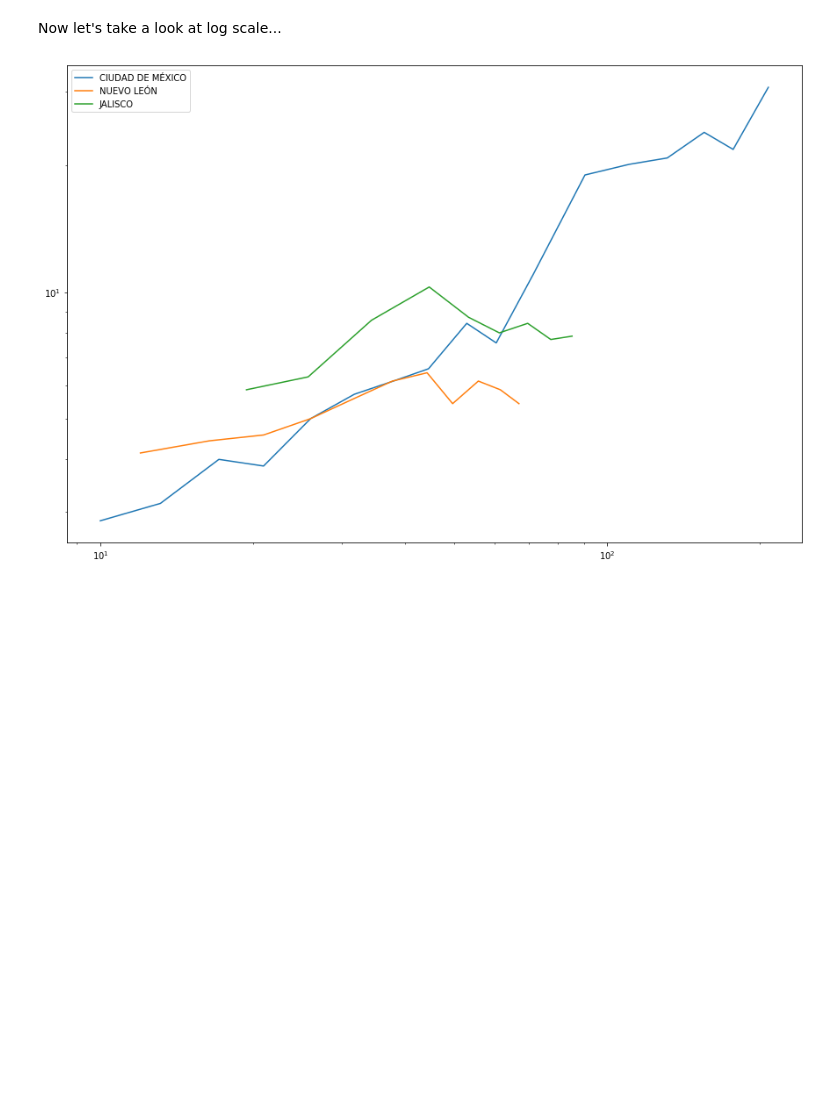
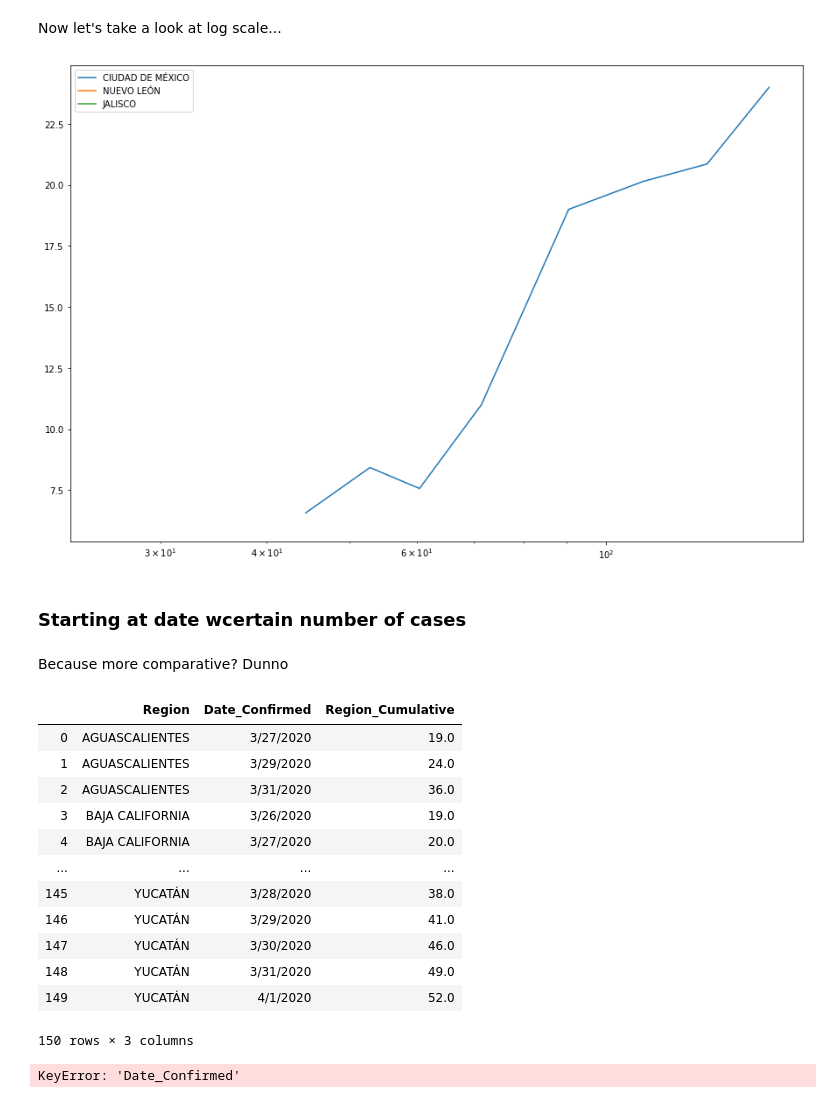
Before and after one commit to marianarf/covid19_mexico_analysis, a Jupyter notebook: 01_mexico_confirmed_cases_by_date.ipynb, the cells around one changed output. Cells and saved outputs as stored; diff of their text form; code cells hidden in the pictures; blank space fills up the shorter version.

```diff
--- a/01_mexico_confirmed_cases_by_date.ipynb
+++ b/01_mexico_confirmed_cases_by_date.ipynb
@@ -247,13 +89,17 @@ Now let's take a look at log scale...
 plt.figure(figsize=(15,10))
 
 for state in ['CIUDAD DE MÉXICO', 'NUEVO LEÓN', 'JALISCO']:
-    plt.plot(list(pivot_tbl_cum[state].dropna().rolling(window=7).mean()), list(pivot_tbl_delta[state].dropna().rolling(window=7).mean()), label = state) # plotting t, c separately
+    plt.plot(list(pivot_tbl_cum[state].rolling(window=7).mean()), list(pivot_tbl_delta[state].rolling(window=7).mean()), label = state) # plotting t, c separately
     # pd.DataFrame(list(pivot_tbl_cum[state].dropna()), list(pivot_tbl_delta[state].dropna())).to_csv('data/output_series/' + state + '.csv')
 
 plt.legend()
-plt.yscale('log')
+plt.yscale('linear')
 plt.xscale('log')
 
 plt.show()
 # %% [output]
-[figure, old version]
+[figure, new version]
+# %% [markdown]
+### Starting at date wcertain number of cases
+# %% [markdown]
+Because more comparative? Dunno
@@ -259,0 +128,18 @@ plt.show()
+# %%
+min_cases = select_num_cases(pivot_tbl_cum, 15).reset_index()
+# %%
+min_cases
+# %% [output]
+|  | Region | Date_Confirmed | Region_Cumulative |
+| 0 | AGUASCALIENTES | 3/27/2020 | 19.0 |
+| 1 | AGUASCALIENTES | 3/29/2020 | 24.0 |
+| 2 | AGUASCALIENTES | 3/31/2020 | 36.0 |
+| 3 | BAJA CALIFORNIA | 3/26/2020 | 19.0 |
+| 4 | BAJA CALIFORNIA | 3/27/2020 | 20.0 |
+| ... | ... | ... | ... |
+| 145 | YUCATÁN | 3/28/2020 | 38.0 |
+| 146 | YUCATÁN | 3/29/2020 | 41.0 |
+| 147 | YUCATÁN | 3/30/2020 | 46.0 |
+| 148 | YUCATÁN | 3/31/2020 | 49.0 |
+| 149 | YUCATÁN | 4/1/2020 | 52.0 |
+150 rows × 3 columns
@@ -259,0 +148,4 @@ plt.show()
+# %%
+min_cases = min_cases.set_index(pd.DatetimeIndex(min_cases['Date_Confirmed'])).sort_index()
+# %% [output]
+KeyError: 'Date_Confirmed'
```
Also changed, not shown: parts of 18 cells of this notebook.
